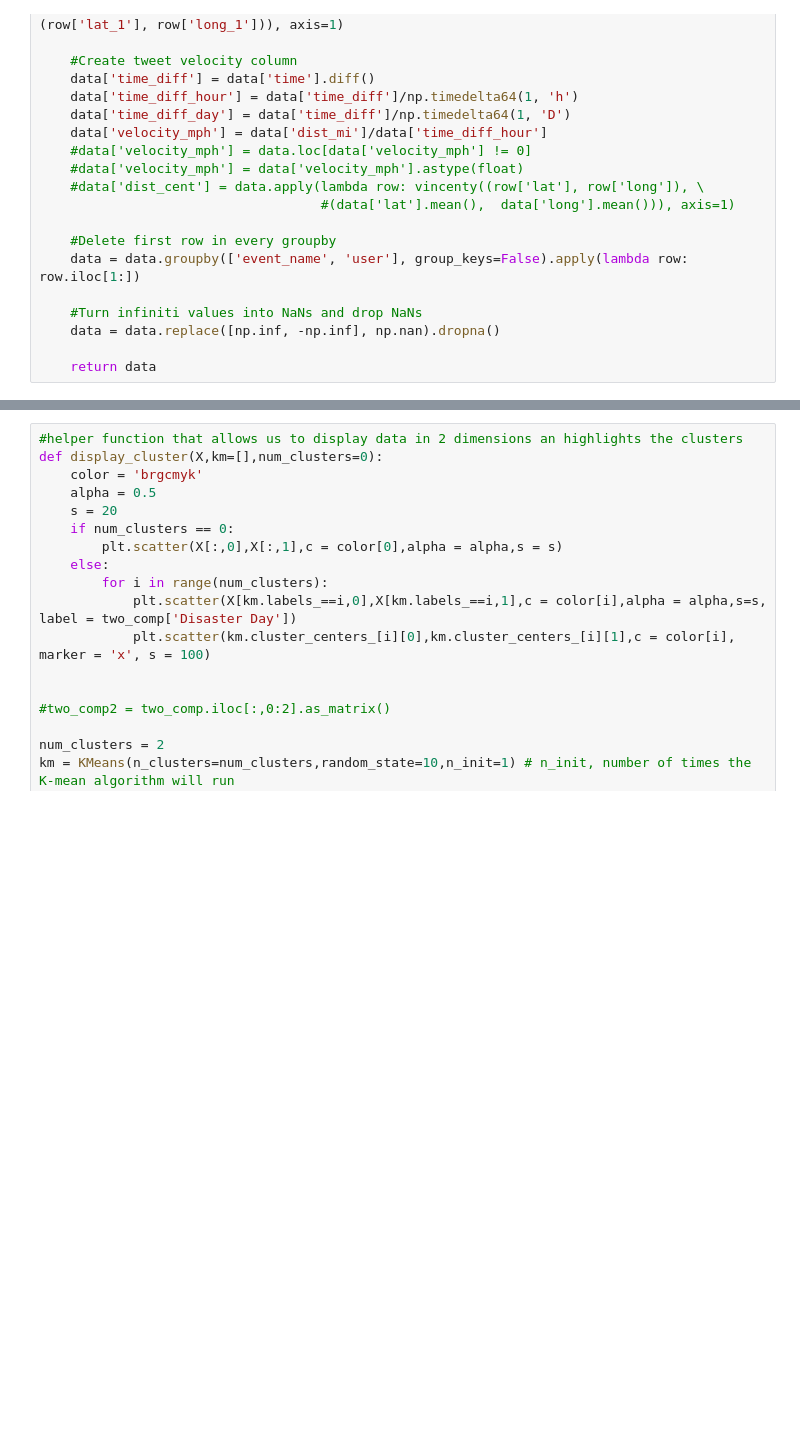
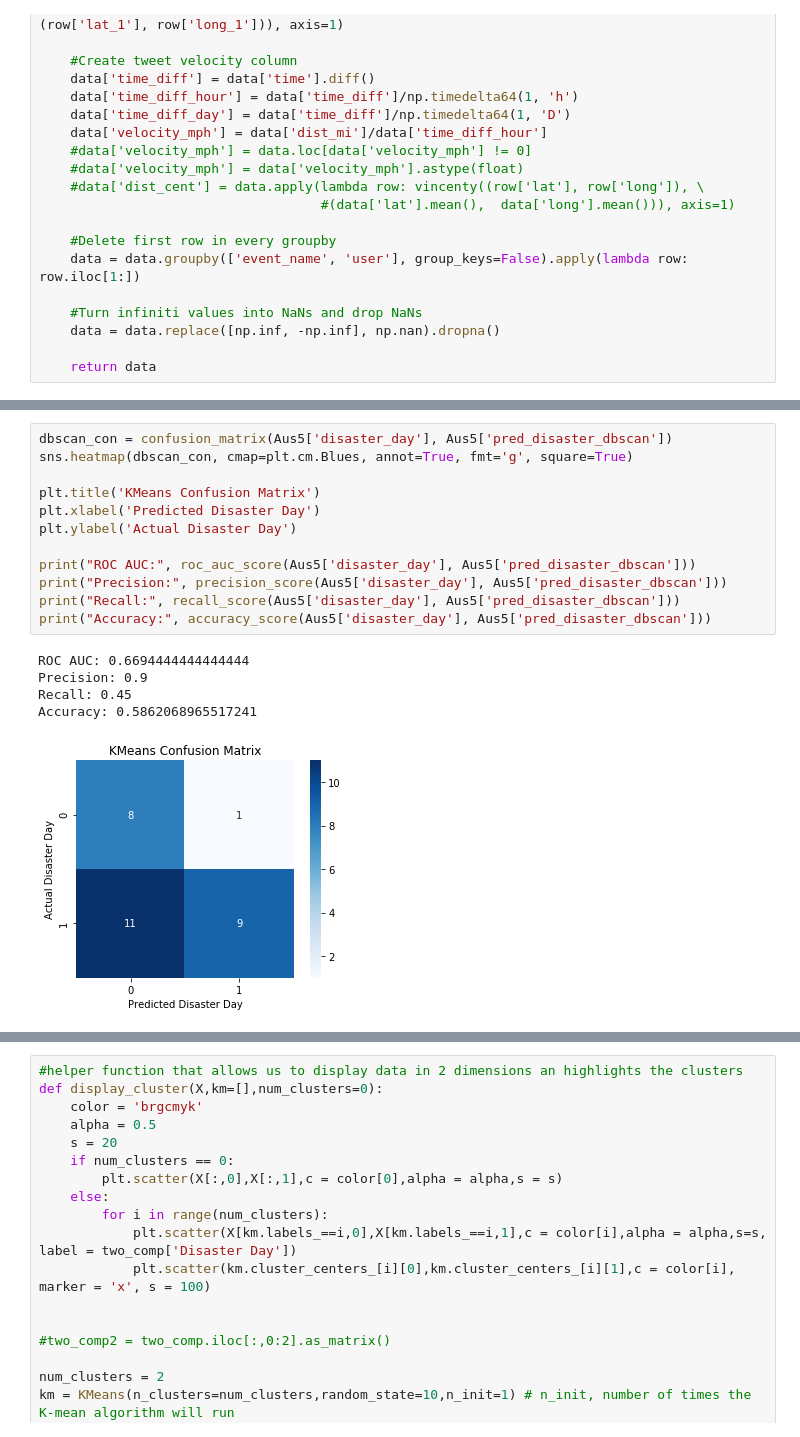
Before and after one commit to Matt-Carney/Natural_Disaster, a Jupyter notebook: Natural_Disaster.ipynb, the cells around one changed output, grey strips where cells are left out. Cells and saved outputs as stored; diff of their text form; blank space fills up the shorter version.

```diff
--- a/Natural_Disaster.ipynb
+++ b/Natural_Disaster.ipynb
@@ -328,0 +359,18 @@ Recall: 0.19047619047619047
+# %%
+dbscan_con = confusion_matrix(Aus5['disaster_day'], Aus5['pred_disaster_dbscan'])
+sns.heatmap(dbscan_con, cmap=plt.cm.Blues, annot=True, fmt='g', square=True)
+
+plt.title('KMeans Confusion Matrix')
+plt.xlabel('Predicted Disaster Day')
+plt.ylabel('Actual Disaster Day')
+
+print("ROC AUC:", roc_auc_score(Aus5['disaster_day'], Aus5['pred_disaster_dbscan']))
+print("Precision:", precision_score(Aus5['disaster_day'], Aus5['pred_disaster_dbscan']))
+print("Recall:", recall_score(Aus5['disaster_day'], Aus5['pred_disaster_dbscan']))
+print("Accuracy:", accuracy_score(Aus5['disaster_day'], Aus5['pred_disaster_dbscan']))
+# %% [output]
+ROC AUC: 0.6694444444444444
+Precision: 0.9
+Recall: 0.45
+Accuracy: 0.5862068965517241
+[figure, added]
```
Also changed, not shown: parts of 26 cells of this notebook.
